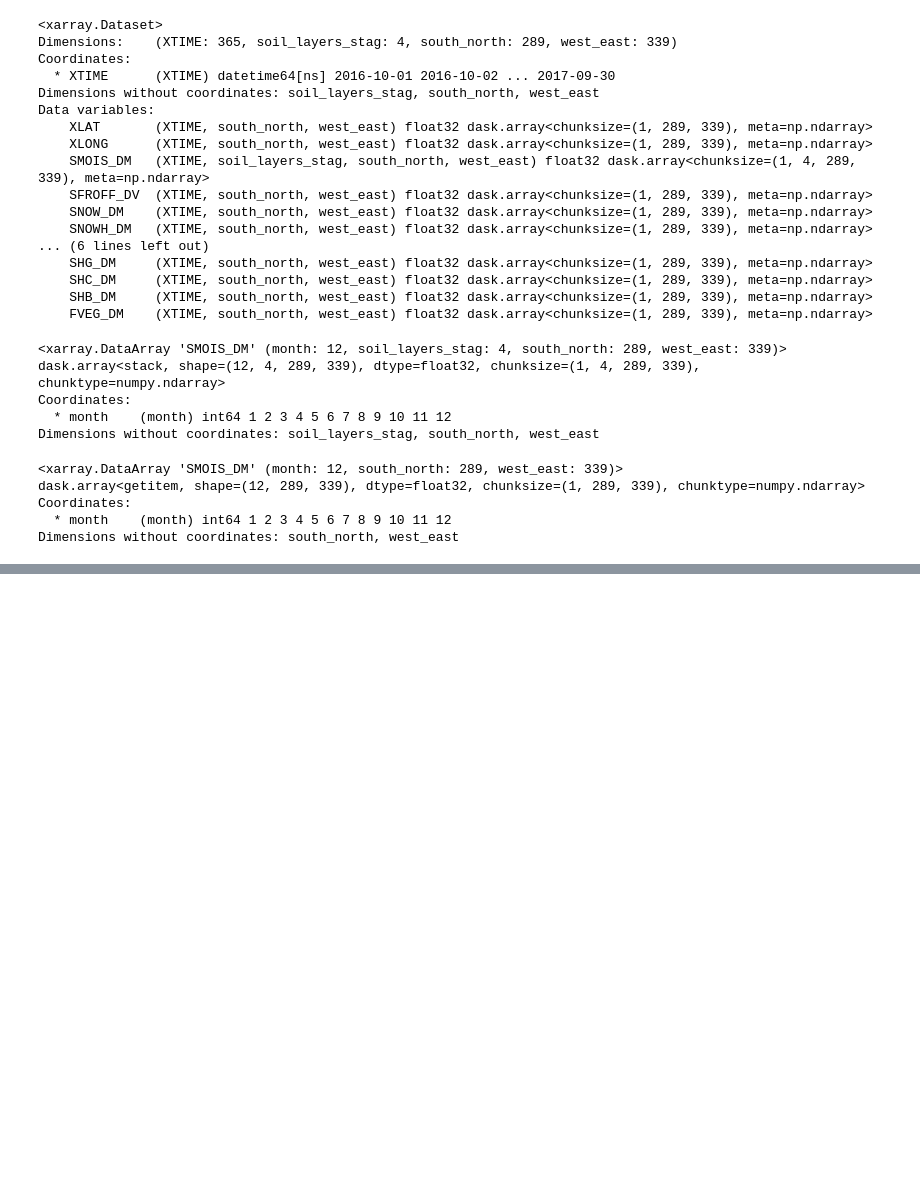
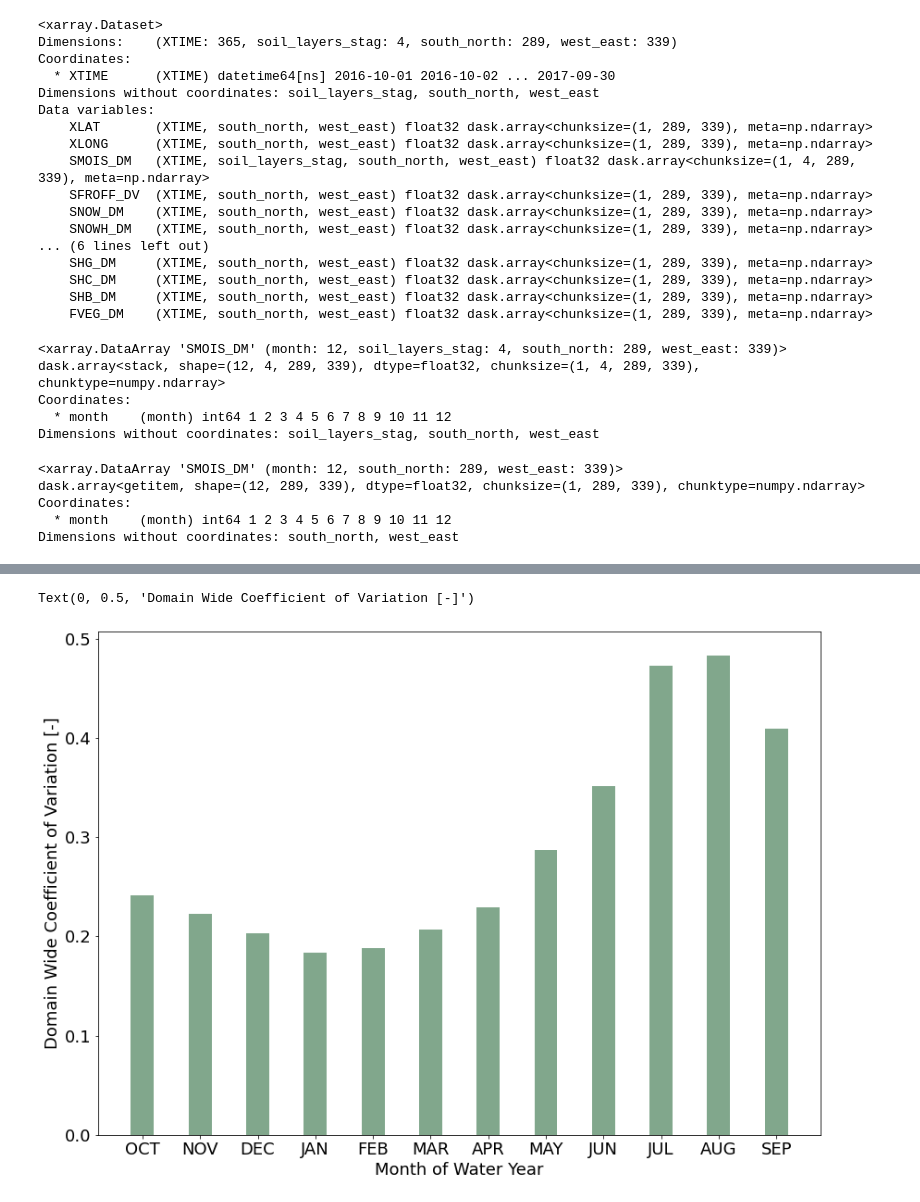
Before and after one commit to LEAF-BoiseState/wrf30yr-drought-analysis, a Jupyter notebook: SurfaceSoilMoistureExample.ipynb, the cells around one changed output, grey strips where cells are left out. Drawn from its saved outputs; the diff is of its cells as text; code cells hidden in the pictures; blank space fills up the shorter version.

```diff
--- a/SurfaceSoilMoistureExample.ipynb
+++ b/SurfaceSoilMoistureExample.ipynb
@@ -89,0 +94,18 @@ ax2.legend(loc=1)
+# %%
+plt.rcParams.update({'font.size': 18})
+
+sm_seasonal_surf_cv = sm_seasonal_surf_std / sm_seasonal_surf_av
+
+fig,ax = plt.subplots()
+fig.set_figheight(10)
+fig.set_figwidth(14)
+
+months = ['OCT','NOV','DEC','JAN','FEB','MAR','APR','MAY','JUN','JUL','AUG','SEP']
+
+ax.bar(months,sm_seasonal_surf_cv, color='#81a78c', width=0.4, label='Coeff. Var.')
+
+ax.set_xlabel('Month of Water Year')
+ax.set_ylabel('Domain Wide Coefficient of Variation [-]')
+# %% [output]
+Text(0, 0.5, 'Domain Wide Coefficient of Variation [-]')
+[figure, added]
```
Also changed, not shown: parts of 4 cells of this notebook, 5 other files.
